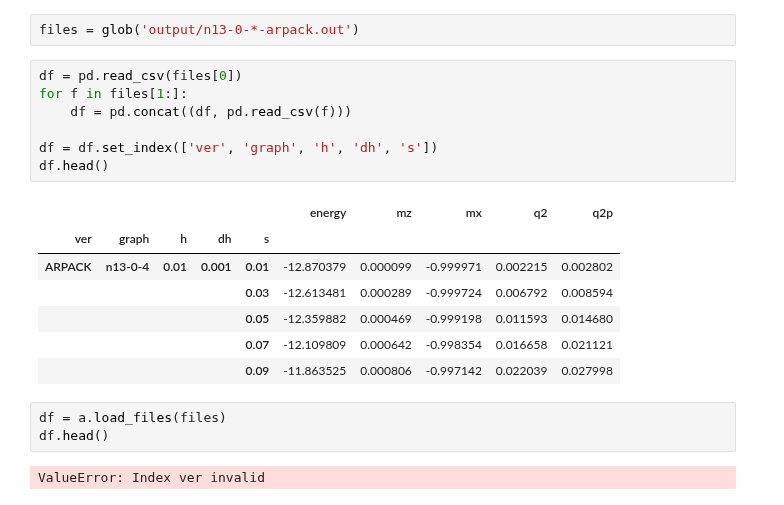
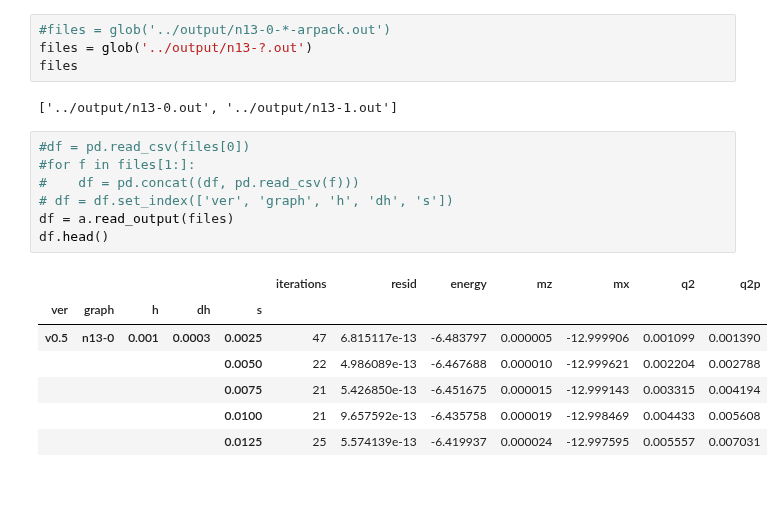
Before and after one commit to mcwitt/quantum-graph-isomorphism, a Jupyter notebook: analysis/heatmap.ipynb, the cells around one changed output. Drawn from its saved outputs; the diff is of its cells as text.

```diff
--- a/analysis/heatmap.ipynb
+++ b/analysis/heatmap.ipynb
@@ -9,25 +9,24 @@ pd.__version__
 # %%
-files = glob('output/n13-0-*-arpack.out')
+#files = glob('../output/n13-0-*-arpack.out')
+files = glob('../output/n13-?.out')
+files
+# %% [output]
+['../output/n13-0.out', '../output/n13-1.out']
 # %%
-df = pd.read_csv(files[0])
-for f in files[1:]:
-    df = pd.concat((df, pd.read_csv(f)))
-
-df = df.set_index(['ver', 'graph', 'h', 'dh', 's'])
+#df = pd.read_csv(files[0])
+#for f in files[1:]:
+#    df = pd.concat((df, pd.read_csv(f)))
+# df = df.set_index(['ver', 'graph', 'h', 'dh', 's'])
+df = a.read_output(files)
 df.head()
 # %% [output]
-|  |  |  |  |  | energy | mz | mx | q2 | q2p |
-| ver | graph | h | dh | s |  |  |  |  |  |
-| ARPACK | n13-0-4 | 0.01 | 0.001 | 0.01 | -12.870379 | 0.000099 | -0.999971 | 0.002215 | 0.002802 |
-|  |  |  |  | 0.03 | -12.613481 | 0.000289 | -0.999724 | 0.006792 | 0.008594 |
-|  |  |  |  | 0.05 | -12.359882 | 0.000469 | -0.999198 | 0.011593 | 0.014680 |
-|  |  |  |  | 0.07 | -12.109809 | 0.000642 | -0.998354 | 0.016658 | 0.021121 |
-|  |  |  |  | 0.09 | -11.863525 | 0.000806 | -0.997142 | 0.022039 | 0.027998 |
+|  |  |  |  |  | iterations | resid | energy | mz | mx | q2 | q2p |
+| ver | graph | h | dh | s |  |  |  |  |  |  |  |
+| v0.5 | n13-0 | 0.001 | 0.0003 | 0.0025 | 47 | 6.815117e-13 | -6.483797 | 0.000005 | -12.999906 | 0.001099 | 0.001390 |
+|  |  |  |  | 0.0050 | 22 | 4.986089e-13 | -6.467688 | 0.000010 | -12.999621 | 0.002204 | 0.002788 |
+|  |  |  |  | 0.0075 | 21 | 5.426850e-13 | -6.451675 | 0.000015 | -12.999143 | 0.003315 | 0.004194 |
+|  |  |  |  | 0.0100 | 21 | 9.657592e-13 | -6.435758 | 0.000019 | -12.998469 | 0.004433 | 0.005608 |
+|  |  |  |  | 0.0125 | 25 | 5.574139e-13 | -6.419937 | 0.000024 | -12.997595 | 0.005557 | 0.007031 |
-# %%
-df = a.load_files(files)
-df.head()
-# %% [output]
-ValueError: Index ver invalid
 # %%
 for key, group in df.reset_index().groupby(['ver', 'graph', 'dh']):
     ver, graph, dh = key
```
Also changed, not shown: parts of 3 cells of this notebook, 3 other files.
